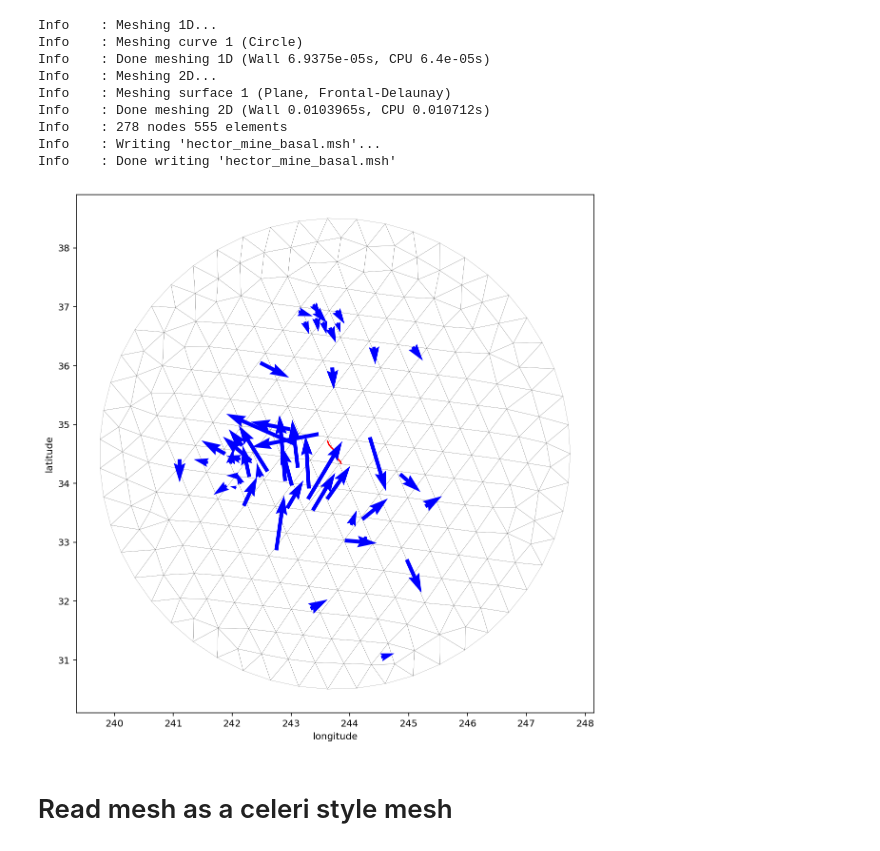
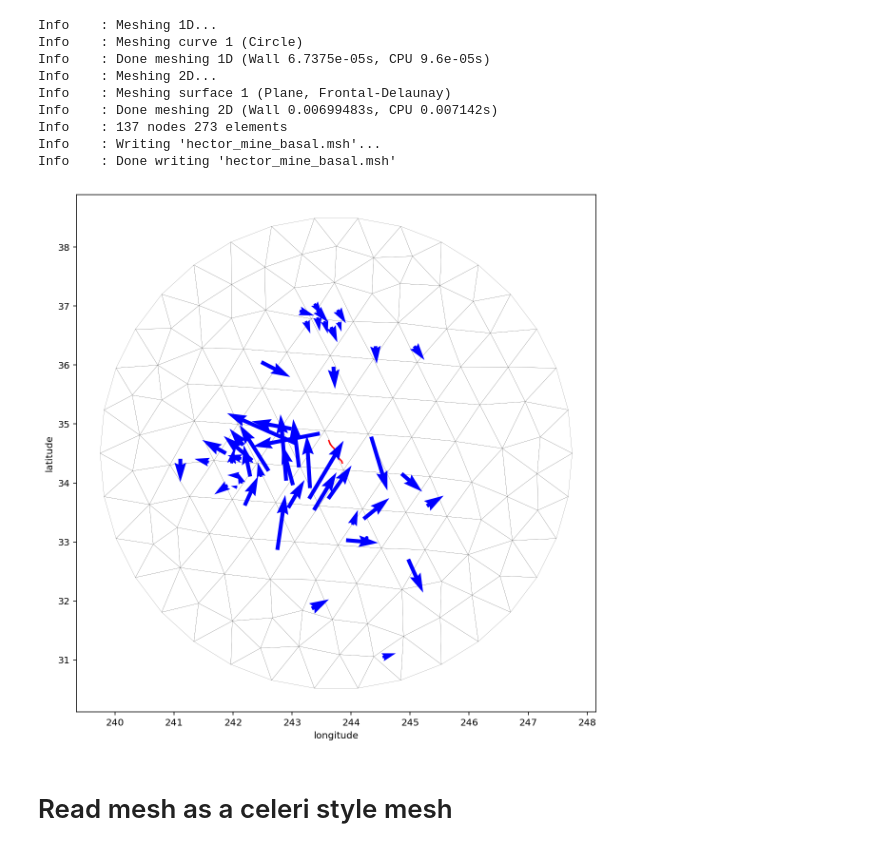
Before and after one commit to jploveless/relax_disloc, a Jupyter notebook: hector_mine.ipynb, the cells around one changed output. Cells and saved outputs as stored; diff of their text form; code cells hidden in the pictures.

```diff
--- a/hector_mine.ipynb
+++ b/hector_mine.ipynb
@@ -36,6 +36,7 @@ def plot_mesh(mesh, fill_value, ax):
 MESH_FILE_NAME = "hector_mine_basal.msh"
 GPS_FILE_NAME = "hector_mine_postseismic_gps_freed_burgman_herring.csv"
 FAULT_TRACE_FILE_NAME = "hector_mine_fault_trace_from_cfm.csv"
+CMI_DEPTH = 20
 
 # Read GPS
 df_gps = pd.read_csv(GPS_FILE_NAME)
@@ -60,7 +61,9 @@ gmsh.model.occ.addCurveLoop([1], 1)
 gmsh.model.occ.addPlaneSurface([1], 1)
 gmsh.model.occ.synchronize()
 # Set the mesh size by changing the 10 (same units as the x, y, z, radius)
-gmsh.model.mesh.setSize([(0, 1)], 0.5)
+# gmsh.model.mesh.setSize([(0, 1)], 0.5)
+gmsh.model.mesh.setSize([(0, 1)], 0.75)
+
 # gmsh.model.mesh.setSize([(0, 1)], 2)
 
 gmsh.model.mesh.generate(2)
@@ -76,7 +79,7 @@ mesh.points[mesh.get_cells_type("triangle")[:, :], 0] += df_fault.lon.mean()
 mesh.points[mesh.get_cells_type("triangle")[:, :], 1] += df_fault.lat.mean()
 
 # JPL style slight tilt of z-cordinates
-base_depth = 20.0
+base_depth = CMI_DEPTH
 depth_gradient = 0.000001
 mesh.points[mesh.get_cells_type("triangle")[:, :], 2] = base_depth + depth_gradient * (
     mesh.points[mesh.get_cells_type("triangle")[:, :], 0]
@@ -89,37 +92,37 @@ for i in range(0, n_tri):
     plt.fill(
         [
             mesh.points[mesh.get_cells_type("triangle")[:, 0], 0][i],
             mesh.points[mesh.get_cells_type("triangle")[:, 1], 0][i],
             mesh.points[mesh.get_cells_type("triangle")[:, 2], 0][i],
         ],
         [
             mesh.points[mesh.get_cells_type("triangle")[:, 0], 1][i],
             mesh.points[mesh.get_cells_type("triangle")[:, 1], 1][i],
             mesh.points[mesh.get_cells_type("triangle")[:, 2], 1][i],
         ],
         "-k",
         facecolor="w",
         edgecolor="k",
         linewidth=0.1,
     )
 
 plt.plot(df_fault.lon, df_fault.lat, "-r")
 plt.quiver(df_gps.lon, df_gps.lat, df_gps.east, df_gps.north, color="blue", zorder=10)
 plt.xlabel("longitude")
 plt.ylabel("latitude")
 plt.gca().set_aspect("equal")
 plt.show()
 # %% [output]
 Info    : Meshing 1D...
 Info    : Meshing curve 1 (Circle)
-Info    : Done meshing 1D (Wall 6.9375e-05s, CPU 6.4e-05s)
+Info    : Done meshing 1D (Wall 6.7375e-05s, CPU 9.6e-05s)
 Info    : Meshing 2D...
 Info    : Meshing surface 1 (Plane, Frontal-Delaunay)
-Info    : Done meshing 2D (Wall 0.0103965s, CPU 0.010712s)
-Info    : 278 nodes 555 elements
+Info    : Done meshing 2D (Wall 0.00699483s, CPU 0.007142s)
+Info    : 137 nodes 273 elements
 Info    : Writing 'hector_mine_basal.msh'...
 Info    : Done writing 'hector_mine_basal.msh'
-[figure, old version]
+[figure, new version]
 # %% [markdown]
 # Read mesh as a celeri style mesh
 # %%
```
Also changed, not shown: parts of 7 cells of this notebook.
